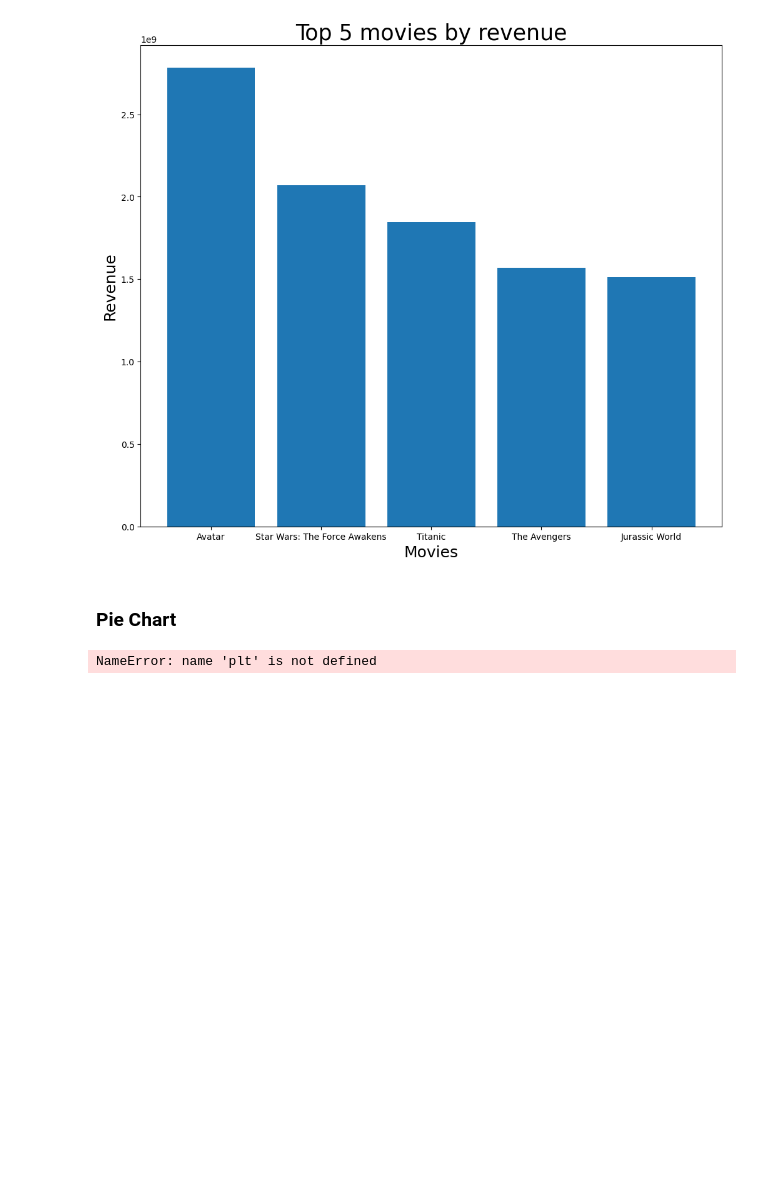
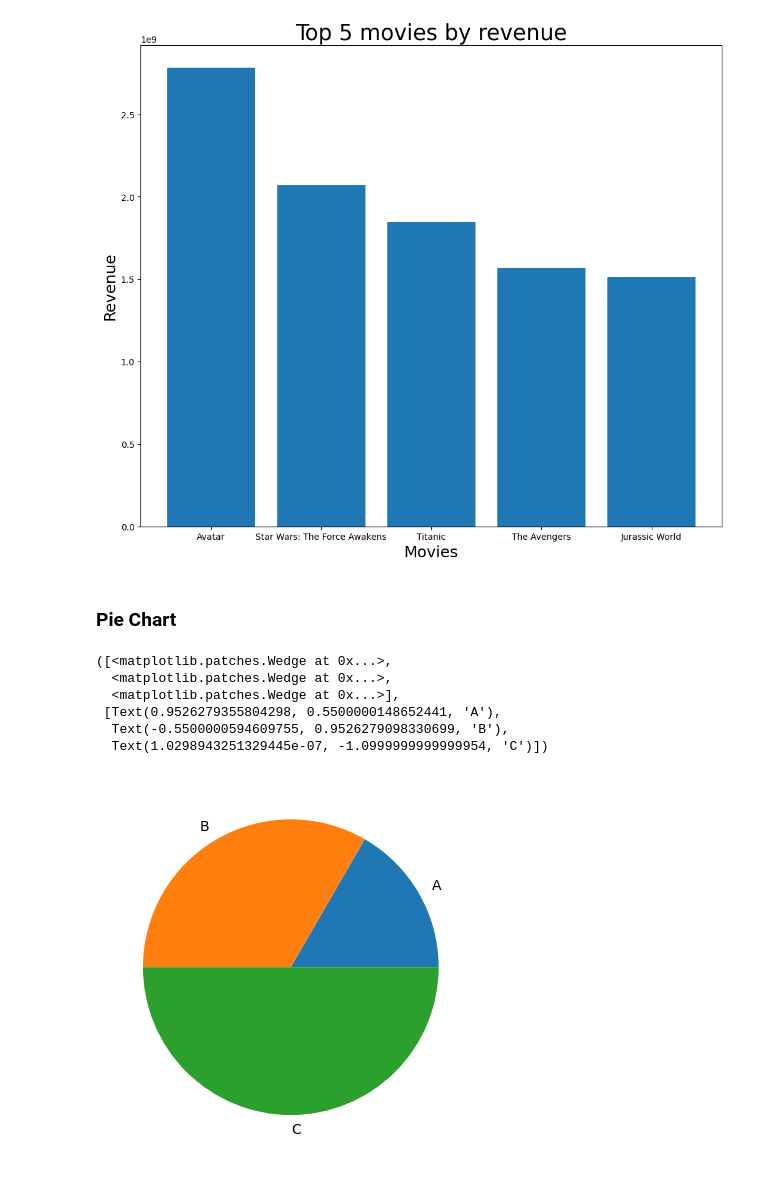
Before and after one commit to Hassan-Ahlgamdi/python-notes, a Jupyter notebook: notes.ipynb, the cells around one changed output. Drawn from its saved outputs; the diff is of its cells as text; code cells hidden in the pictures; blank space fills up the shorter version.

```diff
--- a/notes.ipynb
+++ b/notes.ipynb
@@ -686,6 +702,12 @@ plt.show()
 # %% [markdown]
 ### Pie Chart
 # %%
-plt.pie(np.arange(1,4), ['A', 'B', 'C'])
+plt.pie(np.arange(1,4), labels=['A', 'B', 'C'])
 # %% [output]
-NameError: name 'plt' is not defined
+([<matplotlib.patches.Wedge at 0x...>,
+  <matplotlib.patches.Wedge at 0x...>,
+  <matplotlib.patches.Wedge at 0x...>],
+ [Text(0.9526279355804298, 0.5500000148652441, 'A'),
+  Text(-0.5500000594609755, 0.9526279098330699, 'B'),
+  Text(1.0298943251329445e-07, -1.0999999999999954, 'C')])
+[figure, added]
```
Also changed, not shown: parts of 12 cells of this notebook.
